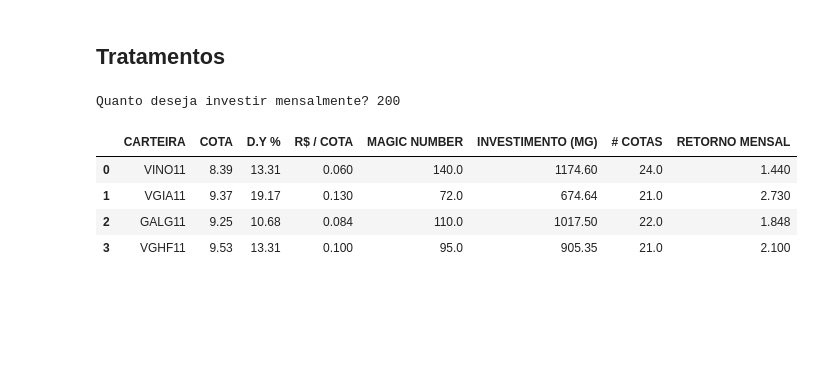
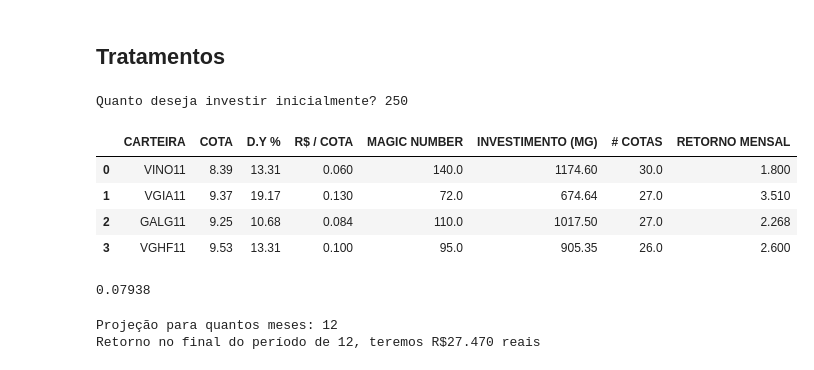
Before and after one commit to cantaruttim/Rotinas, a Jupyter notebook: Carteira_v2.ipynb, the cells around one changed output. Cells and saved outputs as stored; diff of their text form; code cells hidden in the pictures; blank space fills up the shorter version.

```diff
--- a/Carteira_v2.ipynb
+++ b/Carteira_v2.ipynb
@@ -287,6 +289,8 @@ Ticker da empresa 4: VGIA11
 ## Tratamentos
 # %%
 import pandas as pd
+import numpy as np
+
 # "CARTEIRA": ['HGLG11', 'ALZR11', 'CTPS11', 'PVBI11', 'DEVA11', 'VINO11', 'VGIA11', 'GALG11', 'VGHF11']
 
 
@@ -296,43 +300,65 @@ taxa_media_juros = round(np.mean(taxa_selic_historico), 5)
 taxa_media_juros
 
 
-aporteInicial = int(input("Quanto deseja investir mensalmente? "))
+aporteInicial = int(input("Quanto deseja investir inicialmente? "))
 # meses = int(input("Para quantos meses gostaria de realizar a projeção? "))
 
 # total = aporteInicial * meses
 
 FII = {"CARTEIRA": ['VINO11', 'VGIA11', 'GALG11', 'VGHF11'],
        "COTA": [vino, vgia, galg, vghf], ## pegamos os valores atuais do mercado (d - 1)
        "D.Y %": [13.31, 19.17, 10.68, 13.31],
        "R$ / COTA":[0.0600, 0.1300, 0.0840, 0.1000]} ## valor de pagamento por cota (mensal)
 df = pd.DataFrame(FII)
 
 ## MG necessário para o escalonamento
 df['MAGIC NUMBER'] = (df['COTA'] / df['R$ / COTA'])
 df['MAGIC NUMBER'] = round(df['MAGIC NUMBER'], 0)
 
 ## Alocação (por frequência relativa para cada ação -- com base no preço total necessário)
 df["INVESTIMENTO (MG)"] = df['COTA'] * df['MAGIC NUMBER']
 df["INVESTIMENTO (MG)"] = round(df["INVESTIMENTO (MG)"], 2)
 
 ## QUAL O VALOR DO RETORNO AO ATINGIR O MG?
 valor_investido = aporteInicial
 df['# COTAS'] = (valor_investido / df['COTA'])
 df['# COTAS'] = round(df['# COTAS'], 0)
 
 ## retorno mensal
 df['RETORNO MENSAL'] = df['R$ / COTA'] * df['# COTAS']
 df['RETORNO MENSAL'] = round(df['RETORNO MENSAL'], 3)
 
 df = df.copy()
 df
 # %% [output]
-Quanto deseja investir mensalmente? 200
+Quanto deseja investir inicialmente? 250
 |  | CARTEIRA | COTA | D.Y % | R$ / COTA | MAGIC NUMBER | INVESTIMENTO (MG) | # COTAS | RETORNO MENSAL |
-| 0 | VINO11 | 8.39 | 13.31 | 0.060 | 140.0 | 1174.60 | 24.0 | 1.440 |
-| 1 | VGIA11 | 9.37 | 19.17 | 0.130 | 72.0 | 674.64 | 21.0 | 2.730 |
-| 2 | GALG11 | 9.25 | 10.68 | 0.084 | 110.0 | 1017.50 | 22.0 | 1.848 |
-| 3 | VGHF11 | 9.53 | 13.31 | 0.100 | 95.0 | 905.35 | 21.0 | 2.100 |
+| 0 | VINO11 | 8.39 | 13.31 | 0.060 | 140.0 | 1174.60 | 30.0 | 1.800 |
+| 1 | VGIA11 | 9.37 | 19.17 | 0.130 | 72.0 | 674.64 | 27.0 | 3.510 |
+| 2 | GALG11 | 9.25 | 10.68 | 0.084 | 110.0 | 1017.50 | 27.0 | 2.268 |
+| 3 | VGHF11 | 9.53 | 13.31 | 0.100 | 95.0 | 905.35 | 26.0 | 2.600 |
+# %%
+taxa_media_juros
+# %% [output]
+0.07938
+# %%
+import numpy as np
+
+meses = int(input("Projeção para quantos meses: "))
+
+def FIIS(meses, taxa_media_juros, retorno_inicial):
+
+    resultados = [retorno_inicial]
+
+    for j in range(meses + 1):
+        resultados.append(round((resultados[j] * taxa_media_juros) + resultados[j], 2))
+    return resultados
+
+resultados = FIIS(meses, taxa_media_juros , df.iloc[:, -1])
+print(f"Retorno no final do período de {meses}, teremos R${resultados[-1].sum():.3f} reais ")
+# %% [output]
+Projeção para quantos meses: 12
+Retorno no final do período de 12, teremos R$27.470 reais
 # %%
 aporteMensal = int(input("Qual seria o valor do aporte Mensal? "))
 meses = int(input("Qual seria o período de investimento? "))
```
Also changed, not shown: parts of 21 cells of this notebook.
